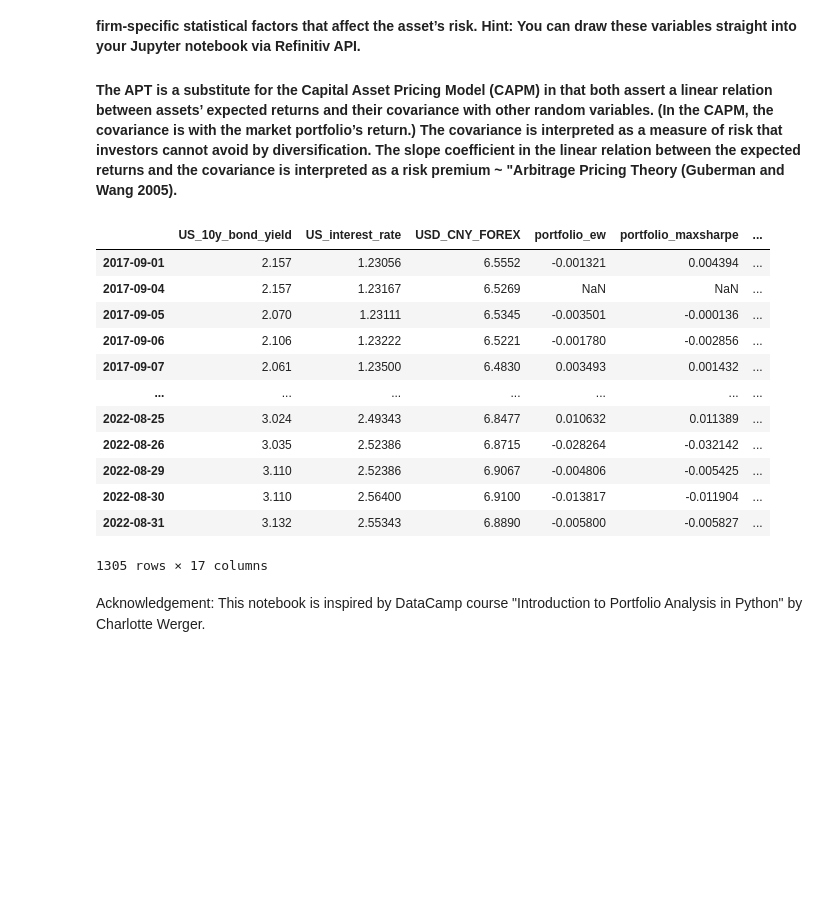
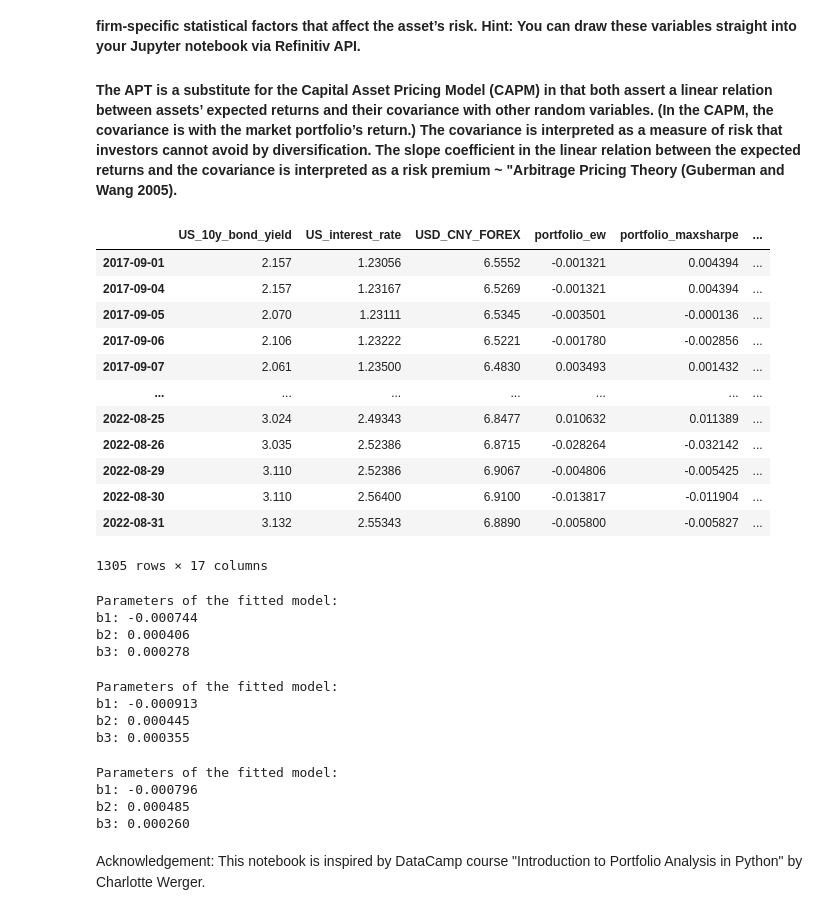
Before and after one commit to steveshao1213/Biz_Datalab4, a Jupyter notebook: Data Lab 4 Guide.ipynb, the cells around one changed output. Saved outputs shown, nothing was run; the diff lists cells and outputs as text; code cells hidden in the pictures; blank space fills up the shorter version.

```diff
--- a/Data Lab 4 Guide.ipynb
+++ b/Data Lab 4 Guide.ipynb
@@ -495,11 +495,12 @@ market_data = market_data.rename(columns = {"US10YT=RR": "US_10y_bond_yield", "U
 market_data.index = market_data.index.date
 # %%
 market_port_factor_return = pd.concat([market_data, port_factor_return], axis = 1)
+market_port_factor_return = market_port_factor_return.fillna(method='ffill')
 market_port_factor_return
 # %% [output]
 |  | US_10y_bond_yield | US_interest_rate | USD_CNY_FOREX | portfolio_ew | portfolio_maxsharpe | ... |
 | 2017-09-01 | 2.157 | 1.23056 | 6.5552 | -0.001321 | 0.004394 | ... |
-| 2017-09-04 | 2.157 | 1.23167 | 6.5269 | NaN | NaN | ... |
+| 2017-09-04 | 2.157 | 1.23167 | 6.5269 | -0.001321 | 0.004394 | ... |
 | 2017-09-05 | 2.070 | 1.23111 | 6.5345 | -0.003501 | -0.000136 | ... |
 | 2017-09-06 | 2.106 | 1.23222 | 6.5221 | -0.001780 | -0.002856 | ... |
 | 2017-09-07 | 2.061 | 1.23500 | 6.4830 | 0.003493 | 0.001432 | ... |
@@ -513,2 +542,23 @@ market_port_factor_return
+# %%
+portfolio_market_factor_sensitivity(portfolio_return[0], market_port_factor_return)
+# %% [output]
+Parameters of the fitted model:
+b1: -0.000744
+b2: 0.000406
+b3: 0.000278
+# %%
+portfolio_market_factor_sensitivity(portfolio_return[1], market_port_factor_return)
+# %% [output]
+Parameters of the fitted model:
+b1: -0.000913
+b2: 0.000445
+b3: 0.000355
+# %%
+portfolio_market_factor_sensitivity(portfolio_return[2], market_port_factor_return)
+# %% [output]
+Parameters of the fitted model:
+b1: -0.000796
+b2: 0.000485
+b3: 0.000260
 # %% [markdown]
 Acknowledgement: This notebook is inspired by DataCamp course "Introduction to Portfolio Analysis in Python" by Charlotte Werger.
```
Also changed, not shown: parts of 11 cells of this notebook, 1 other file.
